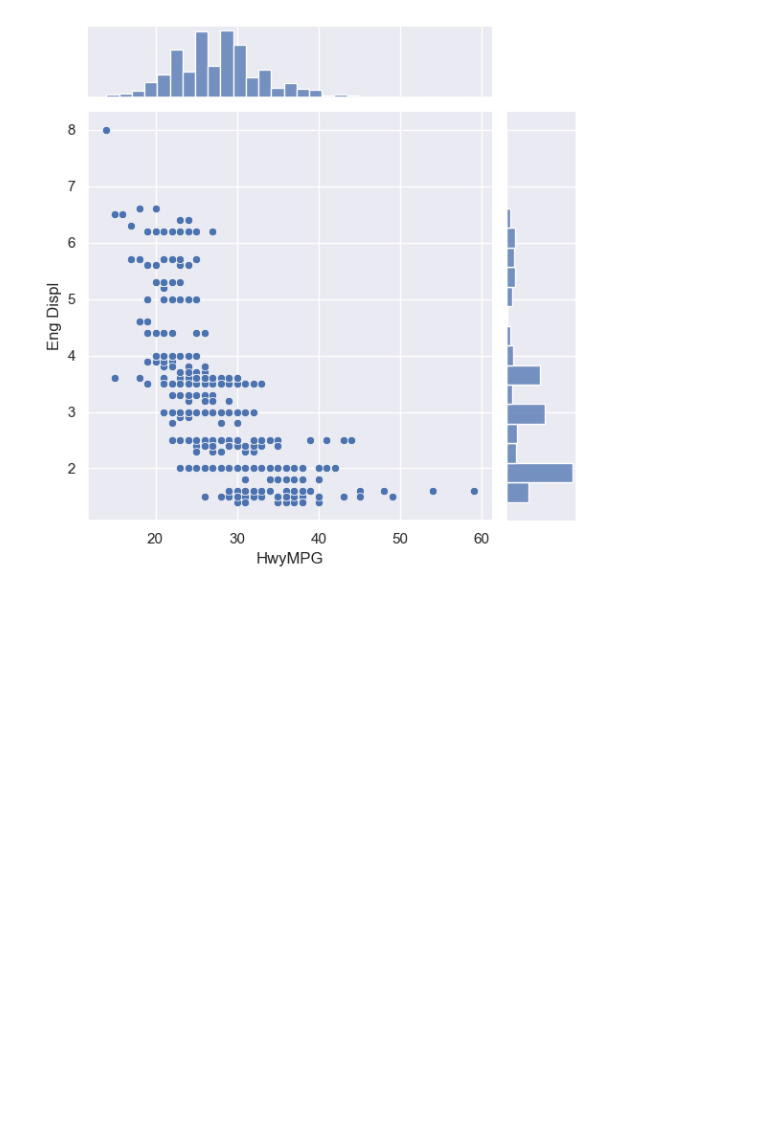
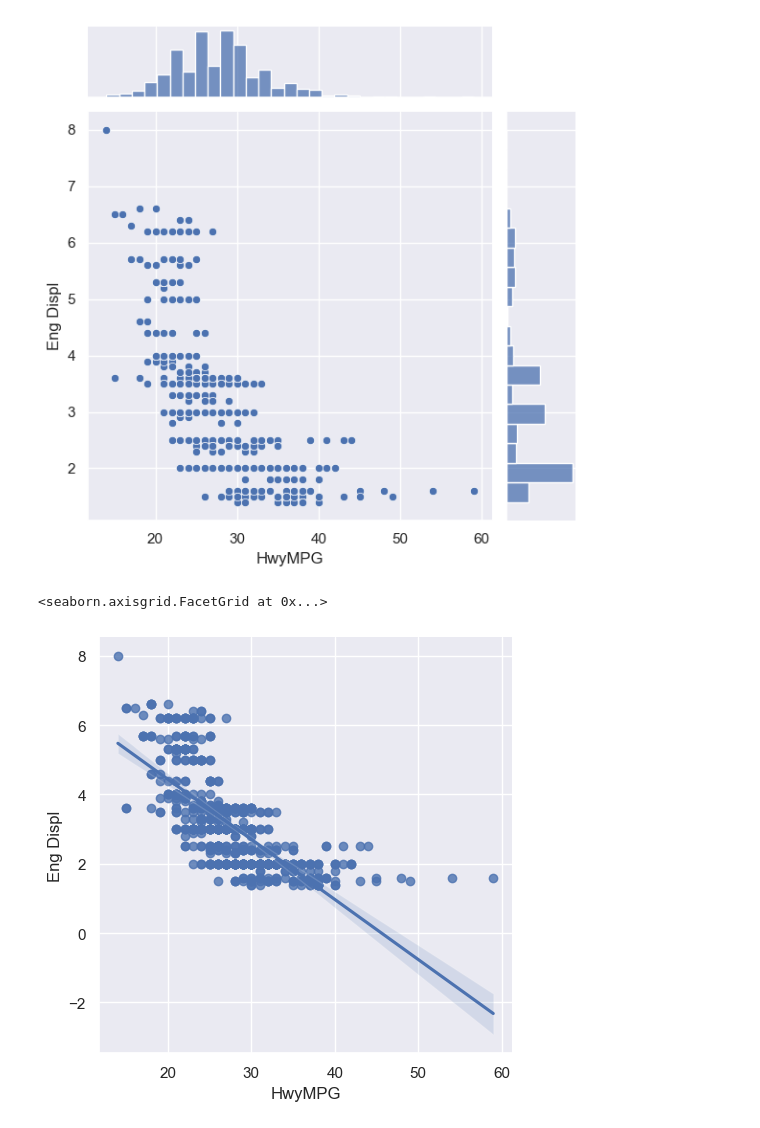
Before and after one commit to MaryamAgt80/Artificial_intelligence, a Jupyter notebook: pandas.ipynb, the cells around one changed output. Cells and saved outputs as stored; diff of their text form; code cells hidden in the pictures; blank space fills up the shorter version.

```diff
--- a/pandas.ipynb
+++ b/pandas.ipynb
@@ -66,4 +65,8 @@ sb.jointplot(x='HwyMPG',y='Eng Displ',data=data)
 <seaborn.axisgrid.JointGrid at 0x...>
 [figure]
 # %%
-#27
+#27 linear by seaborn
+sb.lmplot(x='HwyMPG',y='Eng Displ',data=data)
+# %% [output]
+<seaborn.axisgrid.FacetGrid at 0x...>
+[figure, added]
```
Also changed, not shown: parts of 5 cells of this notebook.
